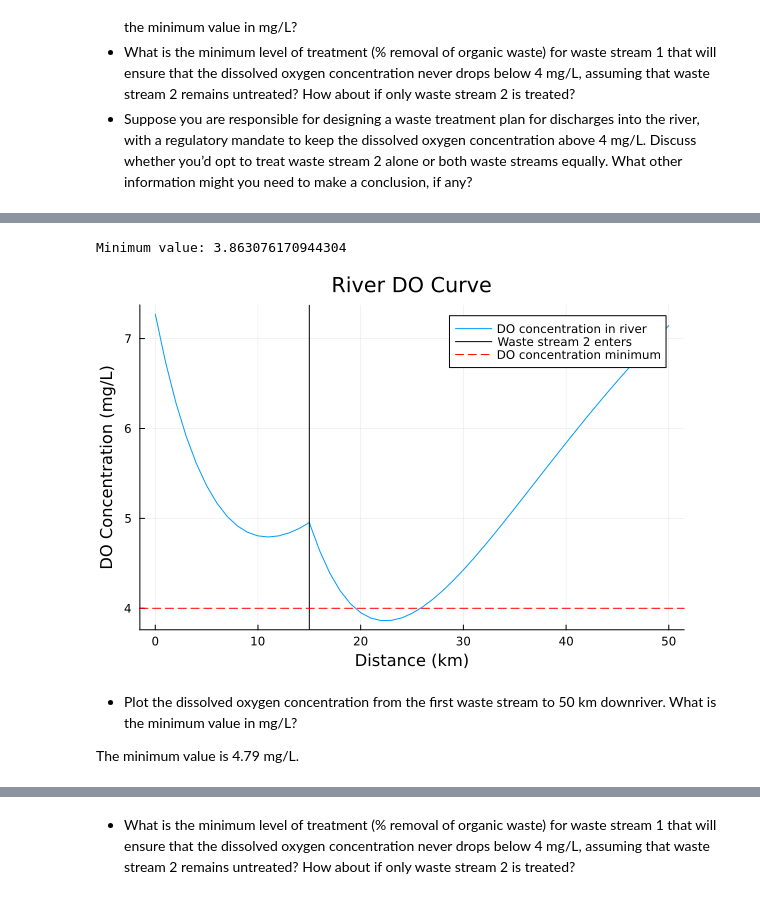
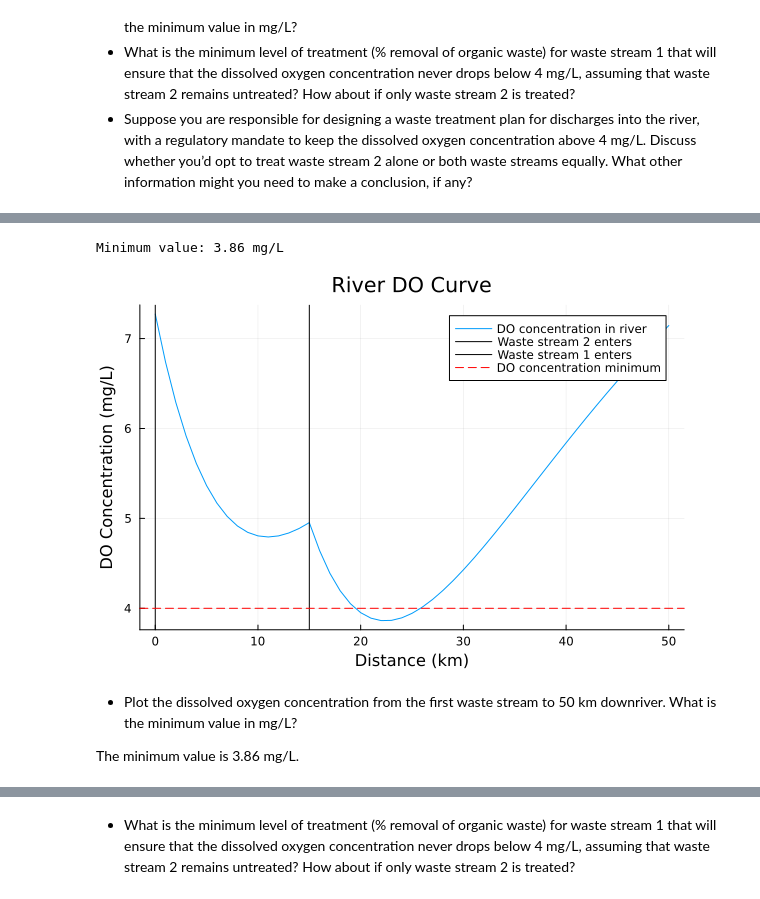
Before and after one commit to BEE4750-FA24/hw3-acute-triangle, a Jupyter notebook: hw03.ipynb, the cells around one changed output, grey strips where cells are left out. Saved outputs shown, nothing was run; the diff lists cells and outputs as text; code cells hidden in the pictures.

```diff
--- a/hw03.ipynb
+++ b/hw03.ipynb
@@ -95,36 +95,3 @@ Table 1: River inflow and waste stream characteristics for Problem 1.
     dissolved oxygen concentration above 4 mg/L. Discuss whether you’d
     opt to treat waste stream 2 alone or both waste streams equally.
     What other information might you need to make a conclusion, if any?
-# %%
-function do_simulate(x, C0, B0, N0, ka, kn, kc, Cs, U)
-    α1 = exp(-ka * x / U)
-    α2 = (kc/(ka-kc)) * (exp.(-kc * x / U) - exp(-ka * x / U))
-    α3 = (kn/(ka-kn)) * (exp(-kn * x / U) - exp(-ka * x / U))
-    C = Cs * (1 - α1) + (C0 * α1) - (B0 * α2) - (N0 * α3)
-    return (C)
-end
-
-# set river properties
-ka = 0.55 #/day
-kc = 0.35 #/day
-kn = 0.25 #/day
-
-Cs = 10 #mg/L
-U = 6 #km/day
-
-#calculated by hand, calcs shown below
-C0 = 7.27 #mg/L
-B0 = 9.09 #mg/L
-N0 = 7.73 #mg/L
-
-x = 0:50 # distance in km
-
-# evaluate model over all x's
-# this uses broadcasting
-do_out = (y -> do_simulate(y, C0, B0, N0, ka, kc, kn, Cs, U)).(x)
-
-C = [d[1] for d in do_out]
-
-println("Minimum value: ",minimum(C))
-
-plot(x, C, xlabel = "Distance (km)", ylabel = "DO Concentration (mg/L)", title = "Waste Stream 1 Release DO Curve", legend = false)
@@ -134,4 +98,5 @@ Minimum value: 4.791755053356923
 # %%
+#function to evaluate new C, N, and B
 function do_simulate(x, C0, B0, N0, ka, kn, kc, Cs, U)
     B = B0 * exp(-kc * x / U)
     N = N0 * exp(-kn * x / U)
@@ -139,7 +104,7 @@ function do_simulate(x, C0, B0, N0, ka, kn, kc, Cs, U)
     α2 = (kc/(ka-kc)) * (exp.(-kc * x / U) - exp(-ka * x / U))
     α3 = (kn/(ka-kn)) * (exp(-kn * x / U) - exp(-ka * x / U))
     C = Cs * (1 - α1) + (C0 * α1) - (B0 * α2) - (N0 * α3)
-    return (C, B, N)
+    return (C, B, N) # C-->DO, B-->CBOD, N-->NBOD
 end
 
 # inital river properties
@@ -181,39 +146,43 @@ WS1_N = ((Q_in * N_in) + (Q_1 * N_1)) / (Q_in + Q_1) #mg/L
 
 # evaluating model after waste stream 1 from 0 to 15 km
 do_new = (y -> do_simulate(y, WS1_C, WS1_B, WS1_N, ka, kc, kn, Cs, U)).(x_1)
 C_new = [d[1] for d in do_new]
 # println(C_new)
 
 # concentrations in river at 15 km
 C_15 = do_new[16][1]
 B_15 = do_new[16][2]
 N_15 = do_new[16][3]
 # println(C_15, " ", B_15, " ", N_15)
 
 #concentrations after waste stream 2 is mixed into river
 WS2_C = ((Q_2 * C_2) + ((Q_in + Q_1) * C_15)) / (Q_in + Q_1 + Q_2) #mg/L
 WS2_B = ((Q_2 * B_2) + ((Q_in + Q_1) * B_15)) / (Q_in + Q_1 + Q_2) #mg/L
 WS2_N = ((Q_2 * N_2) + ((Q_in + Q_1) * N_15)) / (Q_in + Q_1 + Q_2) #mg/L
 # println(WS2_C," ", WS2_B," ", WS2_N)
 
 # evaluating model after waste stream 2 from 15 to 50 km
 do_out = (y -> do_simulate(y, WS2_C, WS2_B, WS2_N, ka, kc, kn, Cs, U)).(x_2)
 C_out = [d[1] for d in do_out]
 # println(C_out)
 
+# append data from 0km to 15km and 15km to 50km
 C_leave = append!(C_new, C_out)
 
-println("Minimum value: ",minimum(C_leave))
+# print minimum value of DO from 0km to 50km
+println("Minimum value: ",round(minimum(C_leave), digits=2), " mg/L")
 
+# plot data
 plot(x_3, C_leave, xlabel = "Distance (km)", ylabel = "DO Concentration (mg/L)", title = "River DO Curve", label = "DO concentration in river", legend=:topright)
 vline!([15], color=:black, label = "Waste stream 2 enters")
+vline!([0], color=:black, label = "Waste stream 1 enters")
 hline!([4], color=:red, linestyle=:dash, label = "DO concentration minimum")
 # %% [output]
-Minimum value: 3.863076170944304
+Minimum value: 3.86 mg/L
-[figure, old version]
+[figure, new version]
 # %% [markdown]
 -   Plot the dissolved oxygen concentration from the first waste stream
     to 50 km downriver. What is the minimum value in mg/L?
 
-The minimum value is 4.79 mg/L.
+The minimum value is 3.86 mg/L.
 # %%
```
Also changed, not shown: parts of 6 cells of this notebook.
